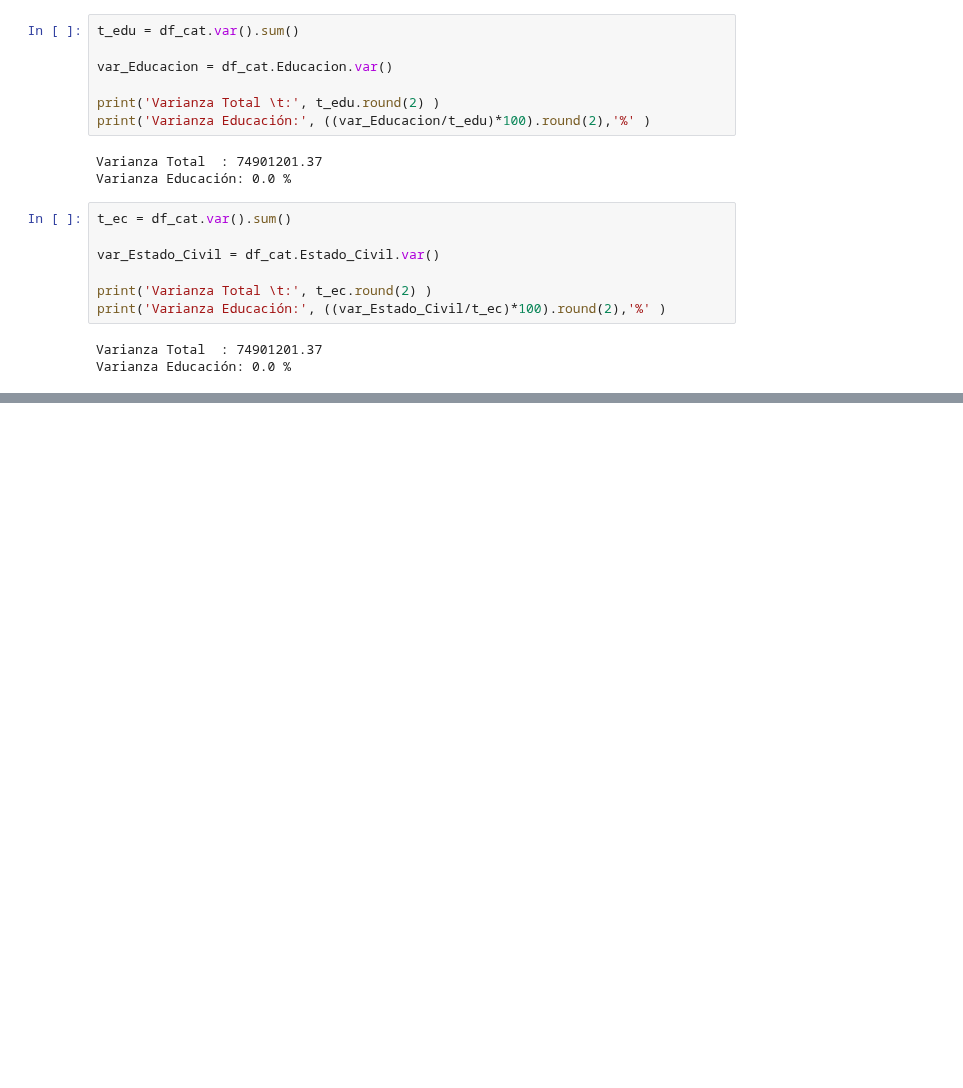
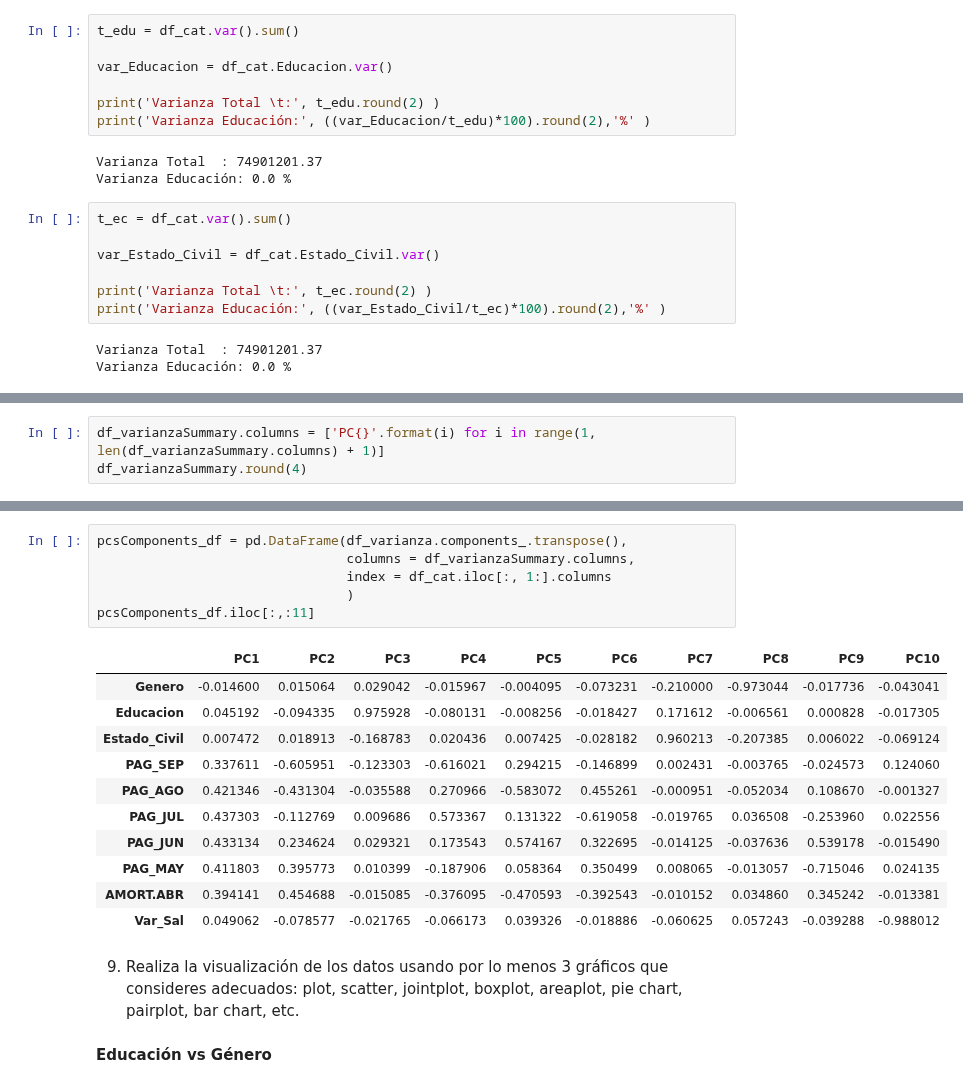
Before and after one commit to PosgradoMNA/actividades-de-aprendizaje-A01793918_HelmyMoreno, a Jupyter notebook: Actividad_Semanal_6_Visualización.ipynb, the cells around one changed output, grey strips where cells are left out. Saved outputs shown, nothing was run; the diff lists cells and outputs as text; blank space fills up the shorter version.

```diff
--- a/Actividad_Semanal_6_Visualización.ipynb
+++ b/Actividad_Semanal_6_Visualización.ipynb
@@ -353,0 +364,3 @@ plt.show()
+# %%
+df_varianzaSummary.columns = ['PC{}'.format(i) for i in range(1, len(df_varianzaSummary.columns) + 1)]
+df_varianzaSummary.round(4)
@@ -353,0 +392,22 @@ plt.show()
+# %%
+pcsComponents_df = pd.DataFrame(df_varianza.components_.transpose(),
+                                columns = df_varianzaSummary.columns,
+                                index = df_cat.iloc[:, 1:].columns
+                                )
+pcsComponents_df.iloc[:,:11]
+# %% [output]
+|  | PC1 | PC2 | PC3 | PC4 | PC5 | PC6 | PC7 | PC8 | PC9 | PC10 |
+| Genero | -0.014600 | 0.015064 | 0.029042 | -0.015967 | -0.004095 | -0.073231 | -0.210000 | -0.973044 | -0.017736 | -0.043041 |
+| Educacion | 0.045192 | -0.094335 | 0.975928 | -0.080131 | -0.008256 | -0.018427 | 0.171612 | -0.006561 | 0.000828 | -0.017305 |
+| Estado_Civil | 0.007472 | 0.018913 | -0.168783 | 0.020436 | 0.007425 | -0.028182 | 0.960213 | -0.207385 | 0.006022 | -0.069124 |
+| PAG_SEP | 0.337611 | -0.605951 | -0.123303 | -0.616021 | 0.294215 | -0.146899 | 0.002431 | -0.003765 | -0.024573 | 0.124060 |
+| PAG_AGO | 0.421346 | -0.431304 | -0.035588 | 0.270966 | -0.583072 | 0.455261 | -0.000951 | -0.052034 | 0.108670 | -0.001327 |
+| PAG_JUL | 0.437303 | -0.112769 | 0.009686 | 0.573367 | 0.131322 | -0.619058 | -0.019765 | 0.036508 | -0.253960 | 0.022556 |
+| PAG_JUN | 0.433134 | 0.234624 | 0.029321 | 0.173543 | 0.574167 | 0.322695 | -0.014125 | -0.037636 | 0.539178 | -0.015490 |
+| PAG_MAY | 0.411803 | 0.395773 | 0.010399 | -0.187906 | 0.058364 | 0.350499 | 0.008065 | -0.013057 | -0.715046 | 0.024135 |
+| AMORT.ABR | 0.394141 | 0.454688 | -0.015085 | -0.376095 | -0.470593 | -0.392543 | -0.010152 | 0.034860 | 0.345242 | -0.013381 |
+| Var_Sal | 0.049062 | -0.078577 | -0.021765 | -0.066173 | 0.039326 | -0.018886 | -0.060625 | 0.057243 | -0.039288 | -0.988012 |
+# %% [markdown]
+9. Realiza la visualización de los datos usando por lo menos 3 gráficos que consideres adecuados: plot, scatter, jointplot, boxplot, areaplot, pie chart, pairplot, bar chart, etc.
+# %% [markdown]
+**Educación vs Género**
```
Also changed, not shown: parts of 8 cells of this notebook.
